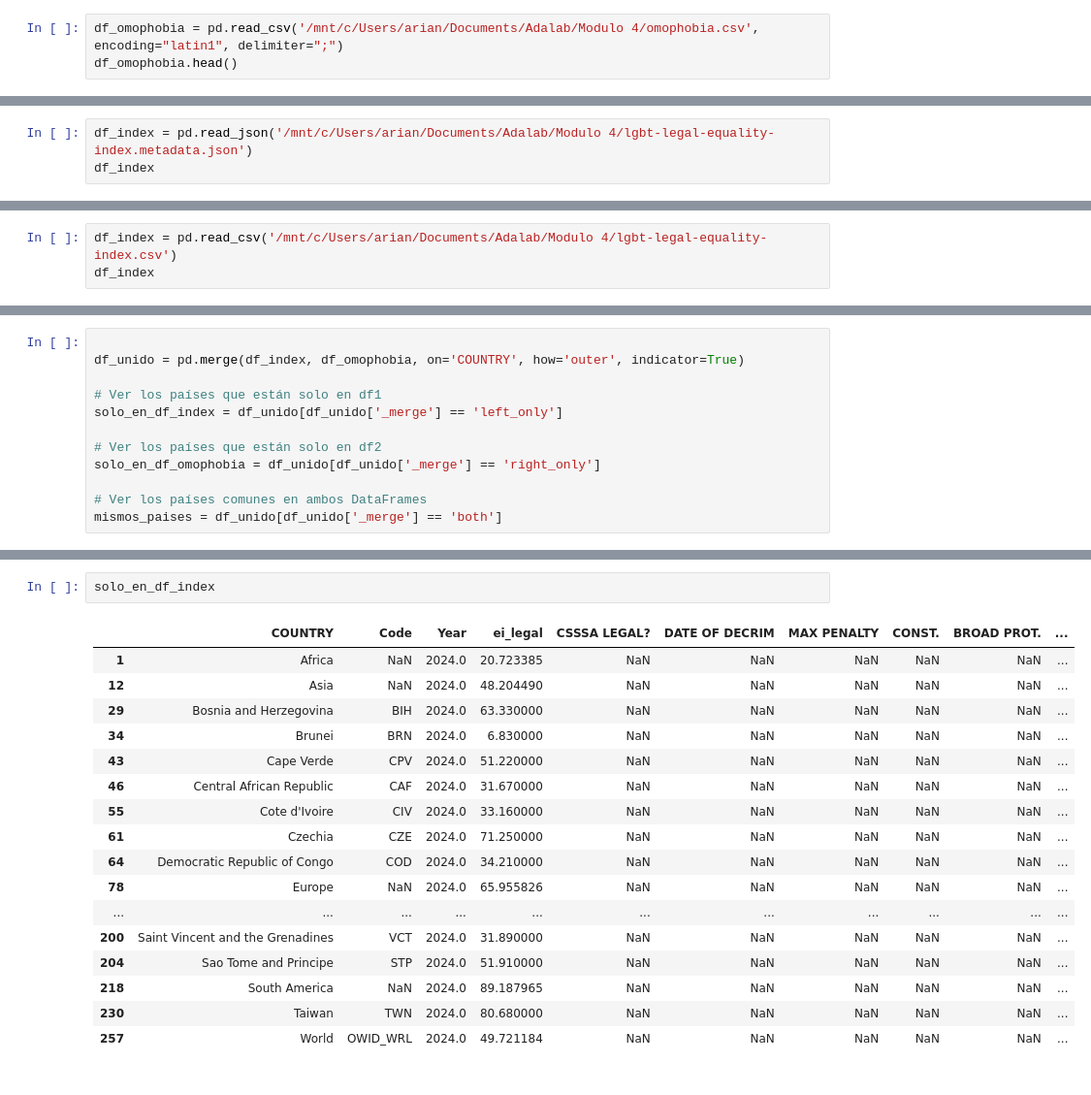
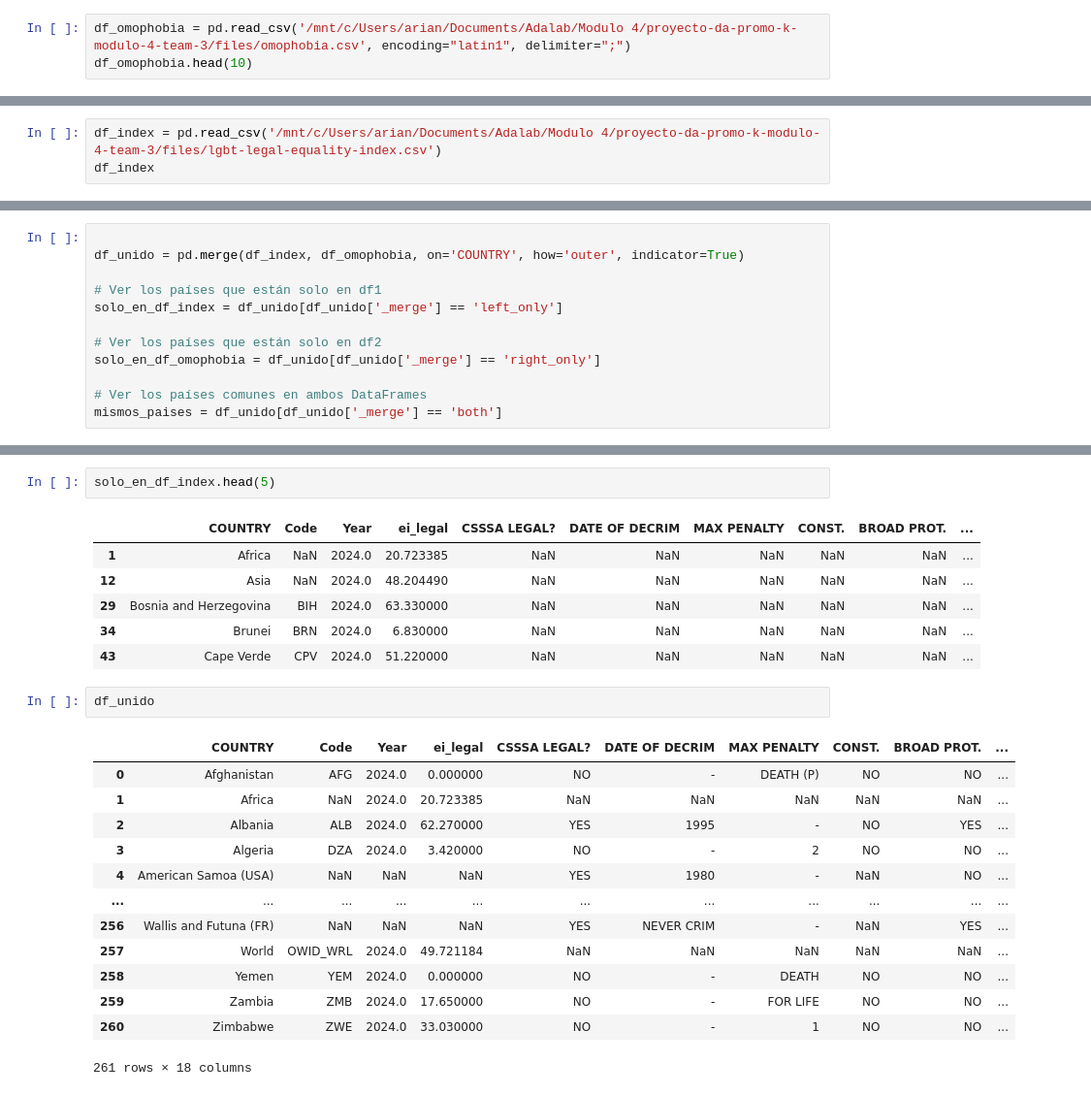
Before and after one commit to ArianaPapantonio/proyecto-da-promo-k-modulo-4-team-3, a Jupyter notebook: dataframes.ipynb, the cells around one changed output, grey strips where cells are left out. Shown at 97% size. Cells and saved outputs as stored; diff of their text form.

```diff
--- a/proyecto_1.ipynb
+++ b/dataframes.ipynb
@@ -9,6 +12,6 @@ pd.set_option('display.max_columns', None)
 # %%
-df_omophobia = pd.read_csv('/mnt/c/Users/arian/Documents/Adalab/Modulo 4/omophobia.csv', encoding="latin1", delimiter=";")
-df_omophobia.head()
+df_omophobia = pd.read_csv('/mnt/c/Users/arian/Documents/Adalab/Modulo 4/proyecto-da-promo-k-modulo-4-team-3/files/omophobia.csv', encoding="latin1", delimiter=";")
+df_omophobia.head(10)
 # %% [output]
 |  | COUNTRY | CSSSA LEGAL? | DATE OF DECRIM | MAX PENALTY | CONST. | BROAD PROT. | EMPLOY. | HATE CRIME | ... |
 | 0 | Algeria | NO | - | 2 | NO | NO | NO | NO | ... |
@@ -150,4 +145,4 @@ df_criminalizacion['País'].count()
 # %%
-df_index = pd.read_json('/mnt/c/Users/arian/Documents/Adalab/Modulo 4/lgbt-legal-equality-index.metadata.json')
+df_index = pd.read_csv('/mnt/c/Users/arian/Documents/Adalab/Modulo 4/proyecto-da-promo-k-modulo-4-team-3/files/lgbt-legal-equality-index.csv')
 df_index
 # %% [output]
@@ -161,3 +161,0 @@ df_index
-# %%
-df_index = pd.read_csv('/mnt/c/Users/arian/Documents/Adalab/Modulo 4/lgbt-legal-equality-index.csv')
-df_index
@@ -273,20 +239,25 @@ solo_en_df_omophobia
 # %%
-solo_en_df_index
+solo_en_df_index.head(5)
 # %% [output]
 |  | COUNTRY | Code | Year | ei_legal | CSSSA LEGAL? | DATE OF DECRIM | MAX PENALTY | CONST. | BROAD PROT. | ... |
 | 1 | Africa | NaN | 2024.0 | 20.723385 | NaN | NaN | NaN | NaN | NaN | ... |
 | 12 | Asia | NaN | 2024.0 | 48.204490 | NaN | NaN | NaN | NaN | NaN | ... |
 | 29 | Bosnia and Herzegovina | BIH | 2024.0 | 63.330000 | NaN | NaN | NaN | NaN | NaN | ... |
 | 34 | Brunei | BRN | 2024.0 | 6.830000 | NaN | NaN | NaN | NaN | NaN | ... |
 | 43 | Cape Verde | CPV | 2024.0 | 51.220000 | NaN | NaN | NaN | NaN | NaN | ... |
-| 46 | Central African Republic | CAF | 2024.0 | 31.670000 | NaN | NaN | NaN | NaN | NaN | ... |
-| 55 | Cote d'Ivoire | CIV | 2024.0 | 33.160000 | NaN | NaN | NaN | NaN | NaN | ... |
-| 61 | Czechia | CZE | 2024.0 | 71.250000 | NaN | NaN | NaN | NaN | NaN | ... |
-| 64 | Democratic Republic of Congo | COD | 2024.0 | 34.210000 | NaN | NaN | NaN | NaN | NaN | ... |
-| 78 | Europe | NaN | 2024.0 | 65.955826 | NaN | NaN | NaN | NaN | NaN | ... |
-| ... | ... | ... | ... | ... | ... | ... | ... | ... | ... | ... |
-| 200 | Saint Vincent and the Grenadines | VCT | 2024.0 | 31.890000 | NaN | NaN | NaN | NaN | NaN | ... |
-| 204 | Sao Tome and Principe | STP | 2024.0 | 51.910000 | NaN | NaN | NaN | NaN | NaN | ... |
-| 218 | South America | NaN | 2024.0 | 89.187965 | NaN | NaN | NaN | NaN | NaN | ... |
-| 230 | Taiwan | TWN | 2024.0 | 80.680000 | NaN | NaN | NaN | NaN | NaN | ... |
-| 257 | World | OWID_WRL | 2024.0 | 49.721184 | NaN | NaN | NaN | NaN | NaN | ... |
+# %%
+df_unido
+# %% [output]
+|  | COUNTRY | Code | Year | ei_legal | CSSSA LEGAL? | DATE OF DECRIM | MAX PENALTY | CONST. | BROAD PROT. | ... |
+| 0 | Afghanistan | AFG | 2024.0 | 0.000000 | NO | - | DEATH (P) | NO | NO | ... |
+| 1 | Africa | NaN | 2024.0 | 20.723385 | NaN | NaN | NaN | NaN | NaN | ... |
+| 2 | Albania | ALB | 2024.0 | 62.270000 | YES | 1995 | - | NO | YES | ... |
+| 3 | Algeria | DZA | 2024.0 | 3.420000 | NO | - | 2 | NO | NO | ... |
+| 4 | American Samoa (USA) | NaN | NaN | NaN | YES | 1980 | - | NaN | NO | ... |
+| ... | ... | ... | ... | ... | ... | ... | ... | ... | ... | ... |
+| 256 | Wallis and Futuna (FR) | NaN | NaN | NaN | YES | NEVER CRIM | - | NaN | YES | ... |
+| 257 | World | OWID_WRL | 2024.0 | 49.721184 | NaN | NaN | NaN | NaN | NaN | ... |
+| 258 | Yemen | YEM | 2024.0 | 0.000000 | NO | - | DEATH | NO | NO | ... |
+| 259 | Zambia | ZMB | 2024.0 | 17.650000 | NO | - | FOR LIFE | NO | NO | ... |
+| 260 | Zimbabwe | ZWE | 2024.0 | 33.030000 | NO | - | 1 | NO | NO | ... |
+261 rows × 18 columns
```
Also changed, not shown: parts of 18 cells of this notebook, 11 other files.
